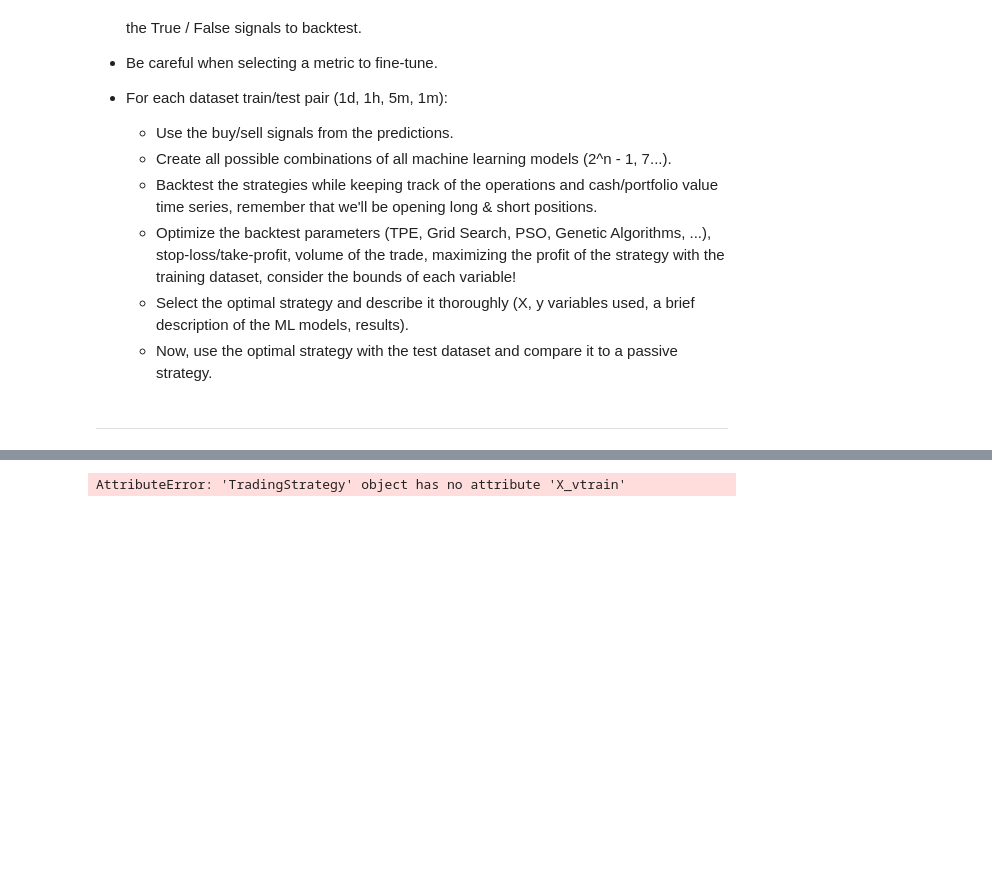
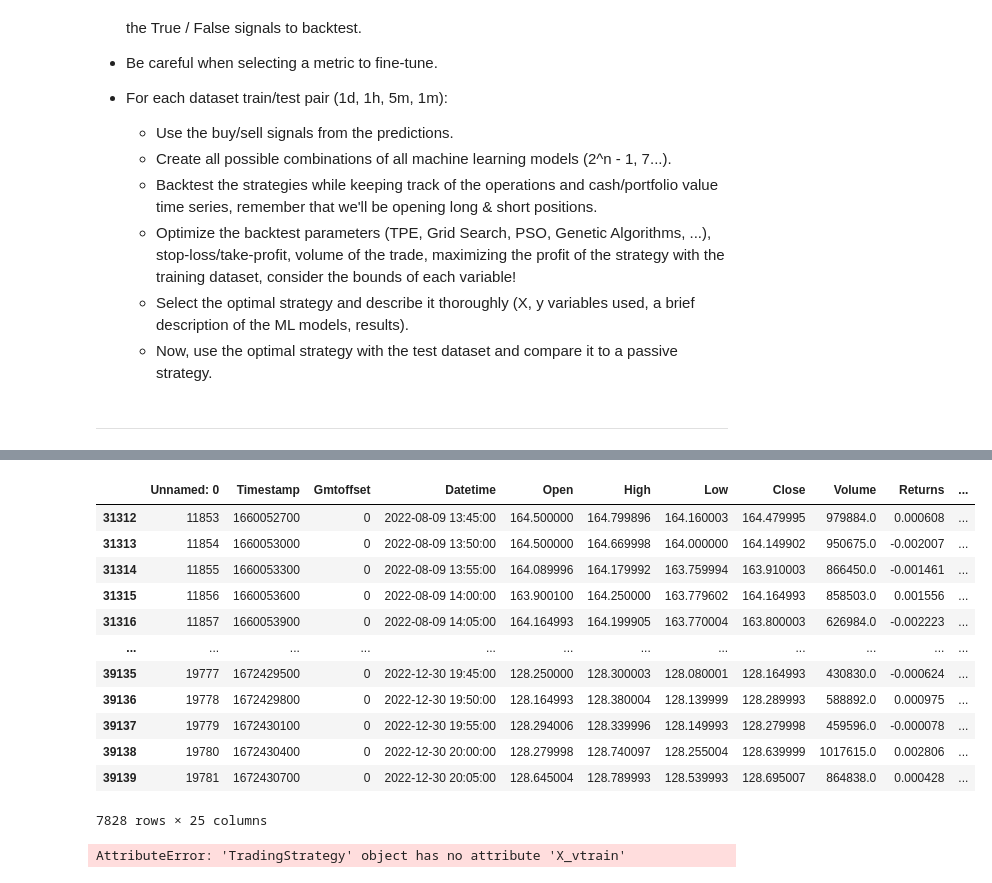
Before and after one commit to david09perez/Proyecto_Trading, a Jupyter notebook: 003-ML/report.ipynb, the cells around one changed output, grey strips where cells are left out. Saved outputs shown, nothing was run; the diff lists cells and outputs as text; code cells hidden in the pictures; blank space fills up the shorter version.

```diff
--- a/003-ML/report.ipynb
+++ b/003-ML/report.ipynb
@@ -33,3 +49,19 @@ strategy.prepare_data_for_ml()
+# %%
+strategy.test_df
+# %% [output]
+|  | Unnamed: 0 | Timestamp | Gmtoffset | Datetime | Open | High | Low | Close | Volume | Returns | ... |
+| 31312 | 11853 | 1660052700 | 0 | 2022-08-09 13:45:00 | 164.500000 | 164.799896 | 164.160003 | 164.479995 | 979884.0 | 0.000608 | ... |
+| 31313 | 11854 | 1660053000 | 0 | 2022-08-09 13:50:00 | 164.500000 | 164.669998 | 164.000000 | 164.149902 | 950675.0 | -0.002007 | ... |
+| 31314 | 11855 | 1660053300 | 0 | 2022-08-09 13:55:00 | 164.089996 | 164.179992 | 163.759994 | 163.910003 | 866450.0 | -0.001461 | ... |
+| 31315 | 11856 | 1660053600 | 0 | 2022-08-09 14:00:00 | 163.900100 | 164.250000 | 163.779602 | 164.164993 | 858503.0 | 0.001556 | ... |
+| 31316 | 11857 | 1660053900 | 0 | 2022-08-09 14:05:00 | 164.164993 | 164.199905 | 163.770004 | 163.800003 | 626984.0 | -0.002223 | ... |
+| ... | ... | ... | ... | ... | ... | ... | ... | ... | ... | ... | ... |
+| 39135 | 19777 | 1672429500 | 0 | 2022-12-30 19:45:00 | 128.250000 | 128.300003 | 128.080001 | 128.164993 | 430830.0 | -0.000624 | ... |
+| 39136 | 19778 | 1672429800 | 0 | 2022-12-30 19:50:00 | 128.164993 | 128.380004 | 128.139999 | 128.289993 | 588892.0 | 0.000975 | ... |
+| 39137 | 19779 | 1672430100 | 0 | 2022-12-30 19:55:00 | 128.294006 | 128.339996 | 128.149993 | 128.279998 | 459596.0 | -0.000078 | ... |
+| 39138 | 19780 | 1672430400 | 0 | 2022-12-30 20:00:00 | 128.279998 | 128.740097 | 128.255004 | 128.639999 | 1017615.0 | 0.002806 | ... |
+| 39139 | 19781 | 1672430700 | 0 | 2022-12-30 20:05:00 | 128.645004 | 128.789993 | 128.539993 | 128.695007 | 864838.0 | 0.000428 | ... |
+7828 rows × 25 columns
 # %%
 strategy.optimize_and_fit_models()
 # %% [output]
```
Also changed, not shown: parts of 1 cell of this notebook, 1 other file.
